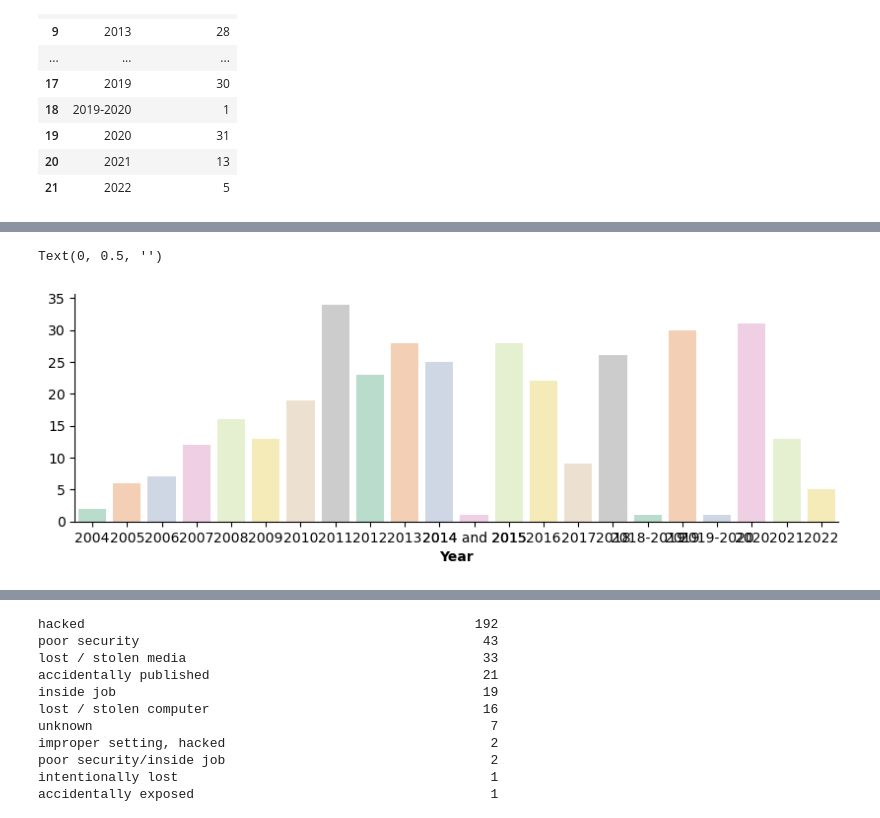
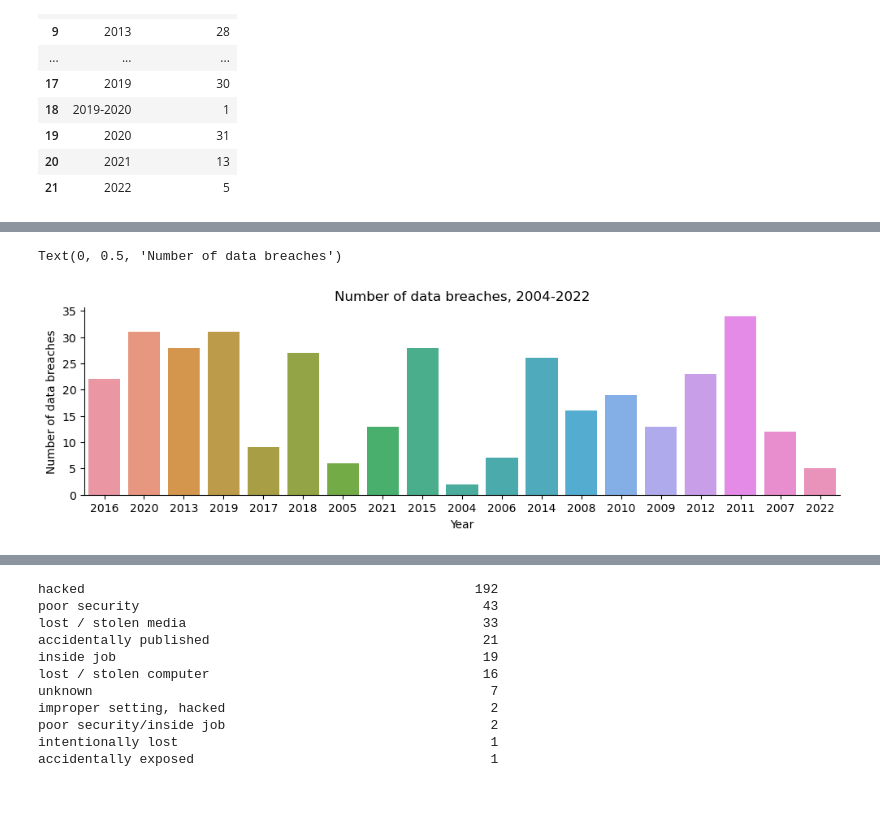
Before and after one commit to molly777yllom/DataDive5_DATA3500, a Jupyter notebook: data_breaches.ipynb, the cells around one changed output, grey strips where cells are left out. Drawn from its saved outputs; the diff is of its cells as text; code cells hidden in the pictures.

```diff
--- a/data_breaches.ipynb
+++ b/data_breaches.ipynb
@@ -156,14 +197,21 @@ year_counts
+# %%
+# replace '2014 and 2015' with '2014' at index 144
+data_breaches.loc[144, 'Year'] = '2014'
+
+# replace '2018-2019' with '2018' at index 96
+data_breaches.loc[96, 'Year'] = '2018'
+
+# replace '2019-2020' with '2019' at index 94
+data_breaches.loc[94, 'Year'] = '2019'
 # %%
-# Other indicators across space and time
-f, ax = plt.subplots(figsize=(10, 3))
-plt.subplots_adjust(hspace=0.5, wspace=0.5)
+# Plot: number of data breaches over time
+f, ax = plt.subplots(figsize=(12, 3))
 sns.despine()
 
-# Plot for injuries
-sns.barplot(x='Year', y='num_breaches', data=year_counts, palette='Pastel2', ax=ax)
-ax.set_title('', weight='bold')
-ax.set_xlabel('Year', weight='bold')
-ax.set_ylabel('', weight='bold')
+sns.countplot(x='Year', data=data_breaches, ax=ax)
+ax.set_title('Number of data breaches, 2004-2022')
+ax.set_xlabel('Year')
+ax.set_ylabel('Number of data breaches')
 # %% [output]
-Text(0, 0.5, '')
+Text(0, 0.5, 'Number of data breaches')
-[figure, old version]
+[figure, new version]
```
Also changed, not shown: parts of 51 cells of this notebook.
